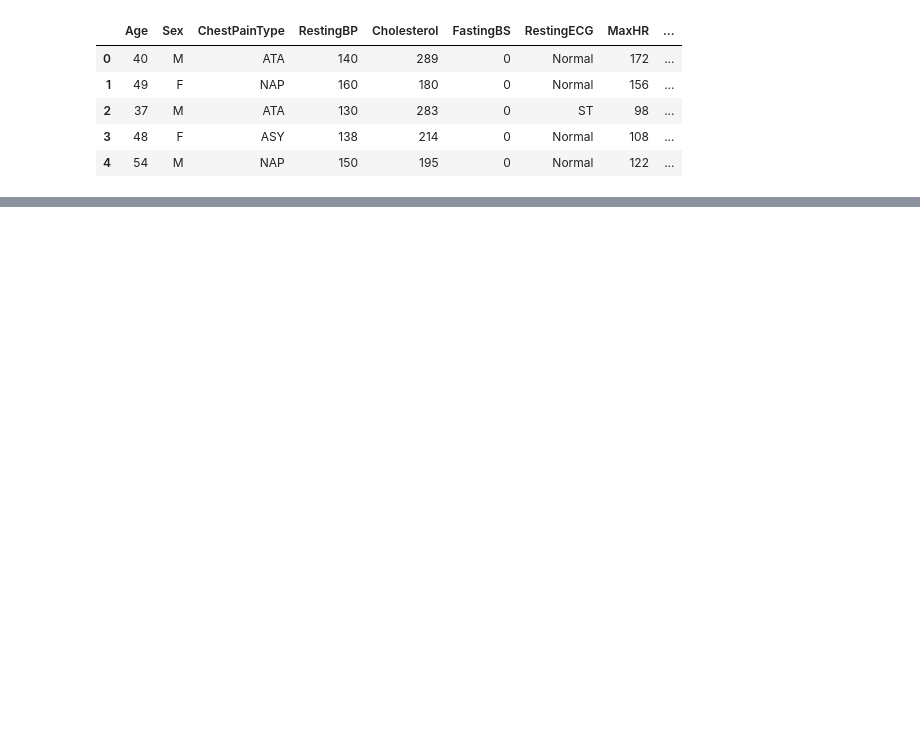
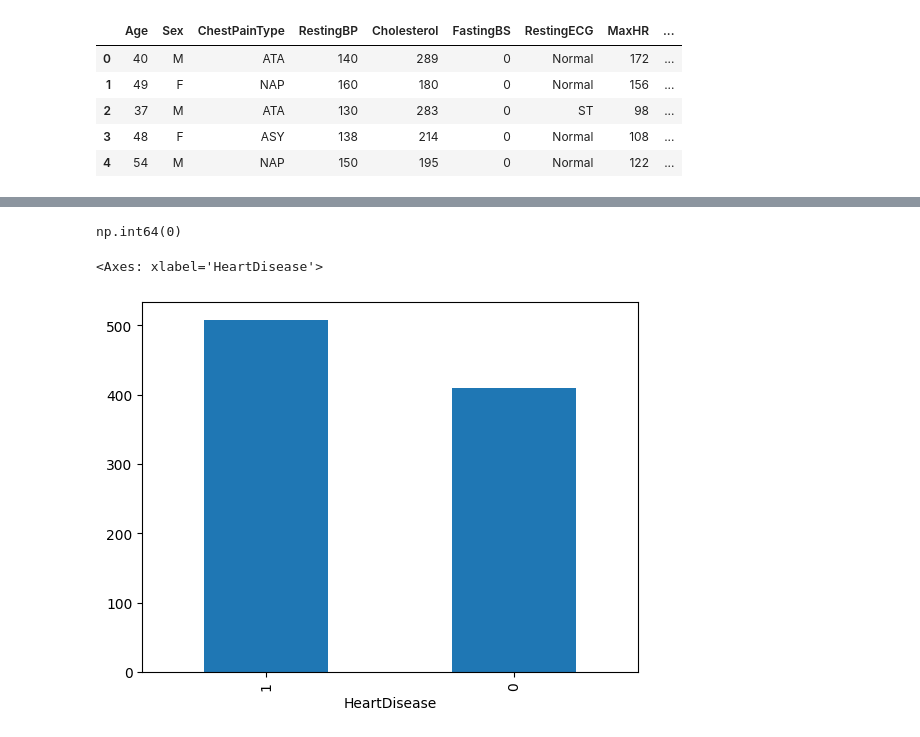
Before and after one commit to tanirsahoo/machine_learning_works, a Jupyter notebook: heart_disease_data.ipynb, the cells around one changed output, grey strips where cells are left out. Saved outputs shown, nothing was run; the diff lists cells and outputs as text; code cells hidden in the pictures; blank space fills up the shorter version.

```diff
--- a/heart_disease_data.ipynb
+++ b/heart_disease_data.ipynb
@@ -20,0 +62,9 @@ df.head()
+# %%
+df.duplicated().sum()
+# %% [output]
+np.int64(0)
+# %%
+df['HeartDisease'].value_counts().plot(kind = "bar")
+# %% [output]
+<Axes: xlabel='HeartDisease'>
+[figure, added]
```
Also changed, not shown: parts of 10 cells of this notebook.
